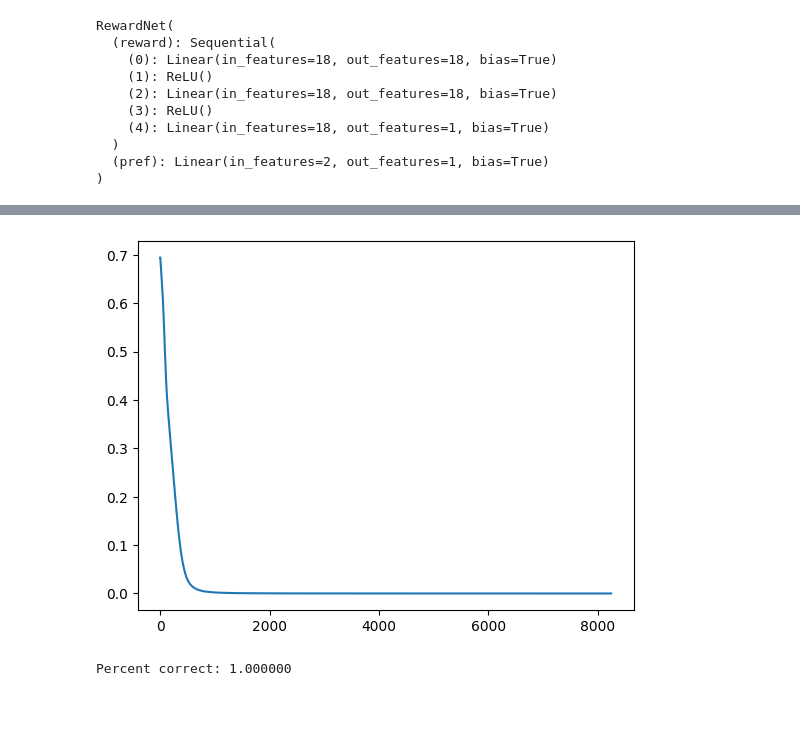
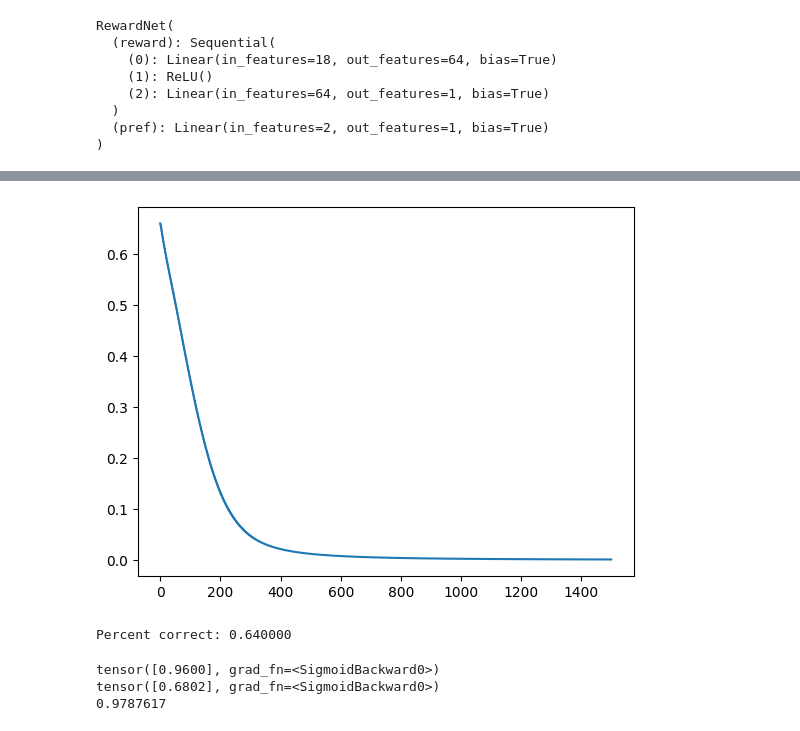
Before and after one commit to andipeng/feature-preference, a Jupyter notebook: feature_preference/train_reward_comps.ipynb, the cells around one changed output, grey strips where cells are left out. Saved outputs shown, nothing was run; the diff lists cells and outputs as text; code cells hidden in the pictures.

```diff
--- a/feature_preference/train_reward_comps.ipynb
+++ b/feature_preference/train_reward_comps.ipynb
@@ -38,9 +25,8 @@ class RewardNet(nn.Module):
         self, state_dim, output_mod=None):
         super().__init__()
         self.reward = nn.Sequential(
-            nn.Linear(state_dim, state_dim), nn.ReLU(),
-            nn.Linear(state_dim, state_dim), nn.ReLU(),
-            nn.Linear(state_dim, 1)
+            nn.Linear(state_dim, 64), nn.ReLU(),
+            nn.Linear(64, 1)
         )
         self.pref = nn.Linear(2, 1)
         self.apply(weight_init)
@@ -60,17 +46,15 @@ reward_net.to(device)
 # %% [output]
 RewardNet(
   (reward): Sequential(
-    (0): Linear(in_features=18, out_features=18, bias=True)
+    (0): Linear(in_features=18, out_features=64, bias=True)
     (1): ReLU()
-    (2): Linear(in_features=18, out_features=18, bias=True)
-    (3): ReLU()
-    (4): Linear(in_features=18, out_features=1, bias=True)
+    (2): Linear(in_features=64, out_features=1, bias=True)
   )
   (pref): Linear(in_features=2, out_features=1, bias=True)
 )
 # %%
 import csv
-with open('data/train_rewards500.csv') as file_obj:
+with open('data/train_rewards10.csv') as file_obj:
     reader_obj = csv.reader(file_obj)
 
     states1 = []
@@ -85,7 +69,7 @@ with open('data/train_rewards500.csv') as file_obj:
     prefs = np.array(prefs,dtype=int)
 # %%
 num_epochs = 750
-batch_size = 50
+batch_size = 10
 
 criterion = nn.BCEWithLogitsLoss()
 optimizer = optim.Adam(list(reward_net.parameters()), lr=0.001)
@@ -143,5 +127,5 @@ plt.savefig('losses.png')
 Finished Training
-[figure, old version]
+[figure, new version]
 # %%
 reward_net = torch.load('reward_network.pt')
 reward_net.eval()
@@ -177,11 +161,15 @@ for i in range(len(states1)):
 accuracy = num_correct / len(states1)
 print("Percent correct: %f " % accuracy)
 # %% [output]
-Percent correct: 1.000000
+Percent correct: 0.640000
 # %%
 print(pred_r1)
 print(pred_r2)
 print(pred_pref)
+# %% [output]
+tensor([0.9600], grad_fn=<SigmoidBackward0>)
+tensor([0.6802], grad_fn=<SigmoidBackward0>)
+0.9787617
 # %%
 best_mushroom = torch.Tensor(np.array([1,0,0,1,0,0,1,0,0,1,0,0,0,0,1,1,0,0])).to(device)
 pred_r1, pred_r2, pred_pref = reward_net(best_mushroom,best_mushroom)
```
Also changed, not shown: parts of 3 cells of this notebook, 9 other files.
